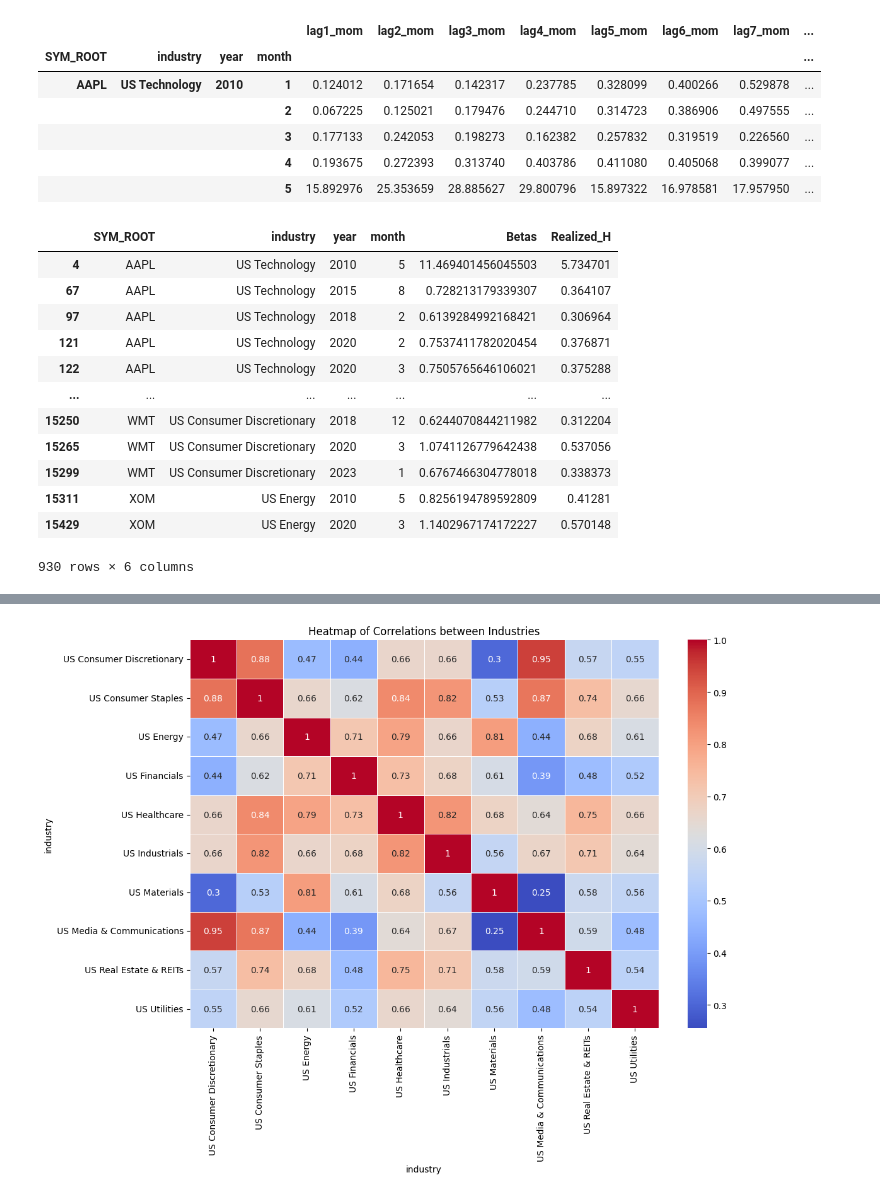
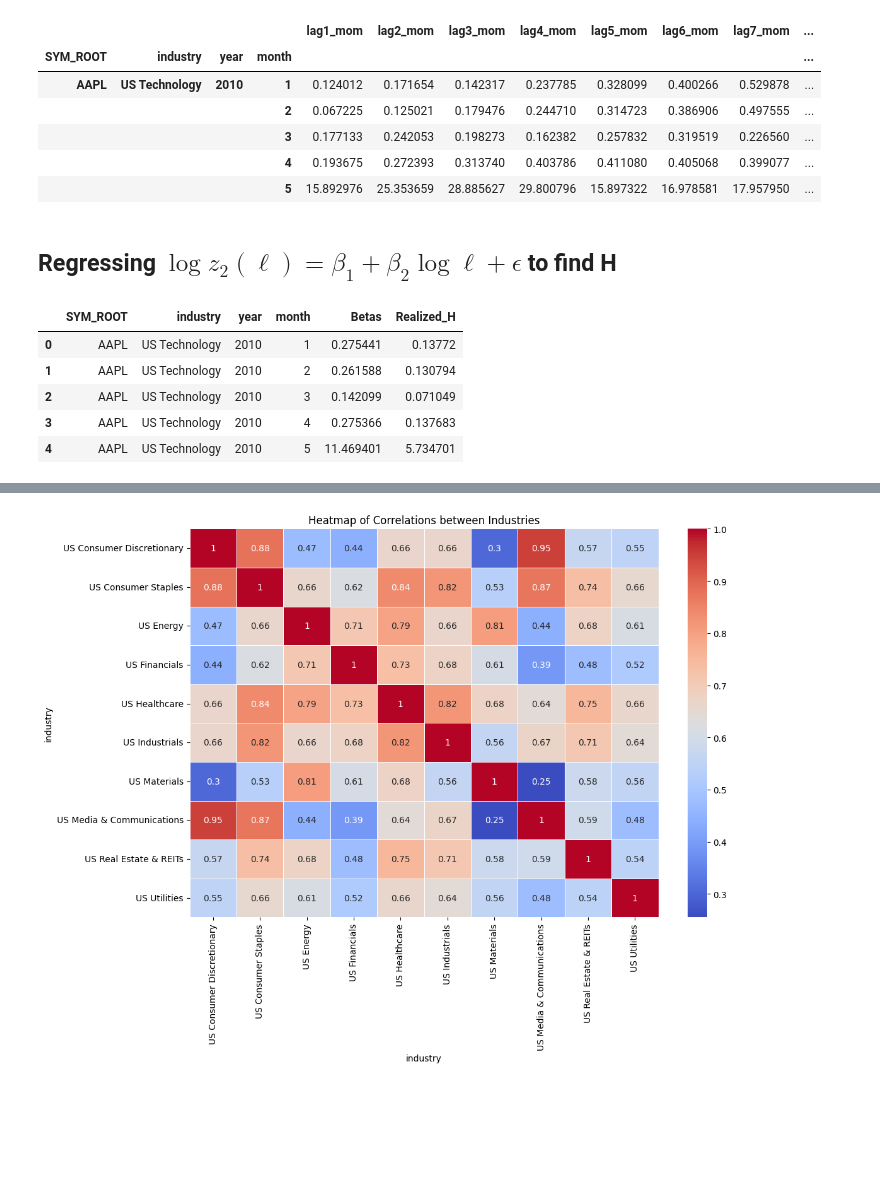
Before and after one commit to roshnx/buy-rough-sell-smooth, a Jupyter notebook: Realized_Vol_Regression.ipynb, the cells around one changed output, grey strips where cells are left out. Cells and saved outputs as stored; diff of their text form; code cells hidden in the pictures; blank space fills up the shorter version.

```diff
--- a/Realized_Vol_Regression.ipynb
+++ b/Realized_Vol_Regression.ipynb
@@ -120,29 +125,23 @@ final.head()
 |  |  |  | 3 | 0.177133 | 0.242053 | 0.198273 | 0.162382 | 0.257832 | 0.319519 | 0.226560 | ... |
 |  |  |  | 4 | 0.193675 | 0.272393 | 0.313740 | 0.403786 | 0.411080 | 0.405068 | 0.399077 | ... |
 |  |  |  | 5 | 15.892976 | 25.353659 | 28.885627 | 29.800796 | 15.897322 | 16.978581 | 17.957950 | ... |
+# %% [markdown]
+## Regressing $\log z_2(\ell) = \beta_1 + \beta_2 \log \ell + \epsilon$ to find H
 # %%
 betas = pd.DataFrame(columns=['Betas'], index=final.index)
 for idx,_ in final.iterrows():
     y = final.loc[idx].values
     X = np.log(range(1, 11)).reshape(-1,1)
-    # X = sm.add_constant(X)
+    # X = sm.add_constant(X) # to ensure positive H-vals
     mod = sm.OLS(y, X).fit()
-    betas.loc[idx, 'Betas'] = mod.params
+    betas.loc[idx, 'Betas'] = mod.params[0]
 betas.reset_index(inplace=True)
 betas['Realized_H'] = betas['Betas'] * 0.5
+betas.head()
+# %% [output]
+|  | SYM_ROOT | industry | year | month | Betas | Realized_H |
+| 0 | AAPL | US Technology | 2010 | 1 | 0.275441 | 0.13772 |
+| 1 | AAPL | US Technology | 2010 | 2 | 0.261588 | 0.130794 |
+| 2 | AAPL | US Technology | 2010 | 3 | 0.142099 | 0.071049 |
+| 3 | AAPL | US Technology | 2010 | 4 | 0.275366 | 0.137683 |
+| 4 | AAPL | US Technology | 2010 | 5 | 11.469401 | 5.734701 |
-# %%
-betas[betas['Betas']>=0.5]
-# %% [output]
-|  | SYM_ROOT | industry | year | month | Betas | Realized_H |
-| 4 | AAPL | US Technology | 2010 | 5 | 11.469401456045503 | 5.734701 |
-| 67 | AAPL | US Technology | 2015 | 8 | 0.728213179339307 | 0.364107 |
-| 97 | AAPL | US Technology | 2018 | 2 | 0.6139284992168421 | 0.306964 |
-| 121 | AAPL | US Technology | 2020 | 2 | 0.7537411782020454 | 0.376871 |
-| 122 | AAPL | US Technology | 2020 | 3 | 0.7505765646106021 | 0.375288 |
-| ... | ... | ... | ... | ... | ... | ... |
-| 15250 | WMT | US Consumer Discretionary | 2018 | 12 | 0.6244070844211982 | 0.312204 |
-| 15265 | WMT | US Consumer Discretionary | 2020 | 3 | 1.0741126779642438 | 0.537056 |
-| 15299 | WMT | US Consumer Discretionary | 2023 | 1 | 0.6767466304778018 | 0.338373 |
-| 15311 | XOM | US Energy | 2010 | 5 | 0.8256194789592809 | 0.41281 |
-| 15429 | XOM | US Energy | 2020 | 3 | 1.1402967174172227 | 0.570148 |
-930 rows × 6 columns
```
Also changed, not shown: parts of 40 cells of this notebook, 1 other file.
